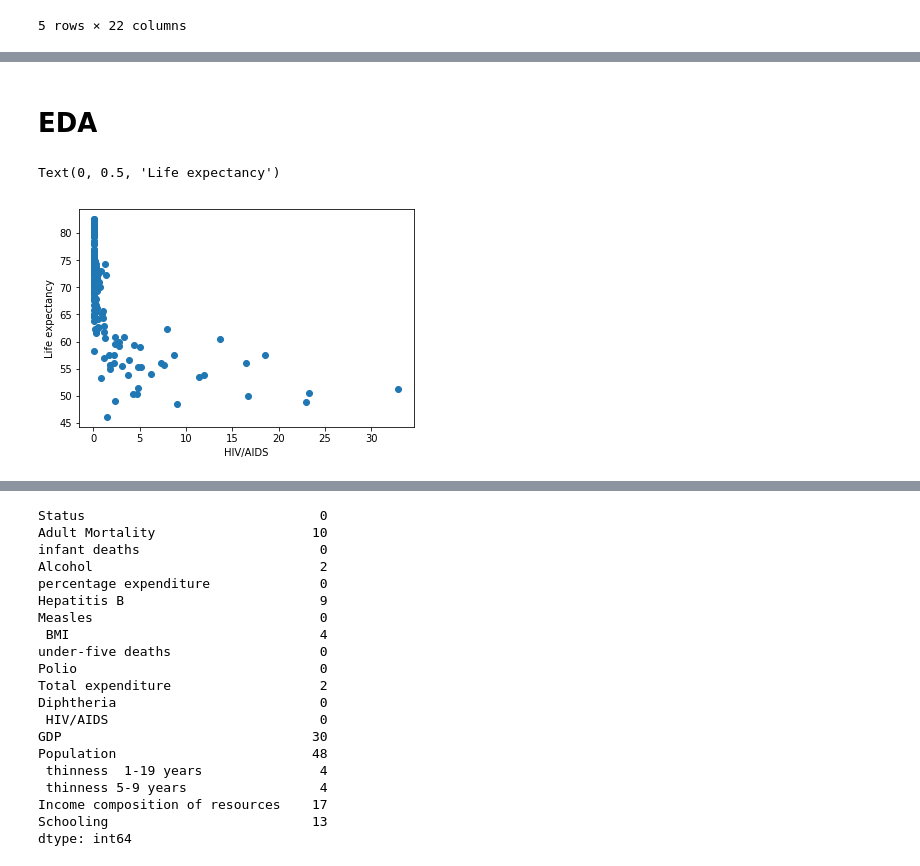
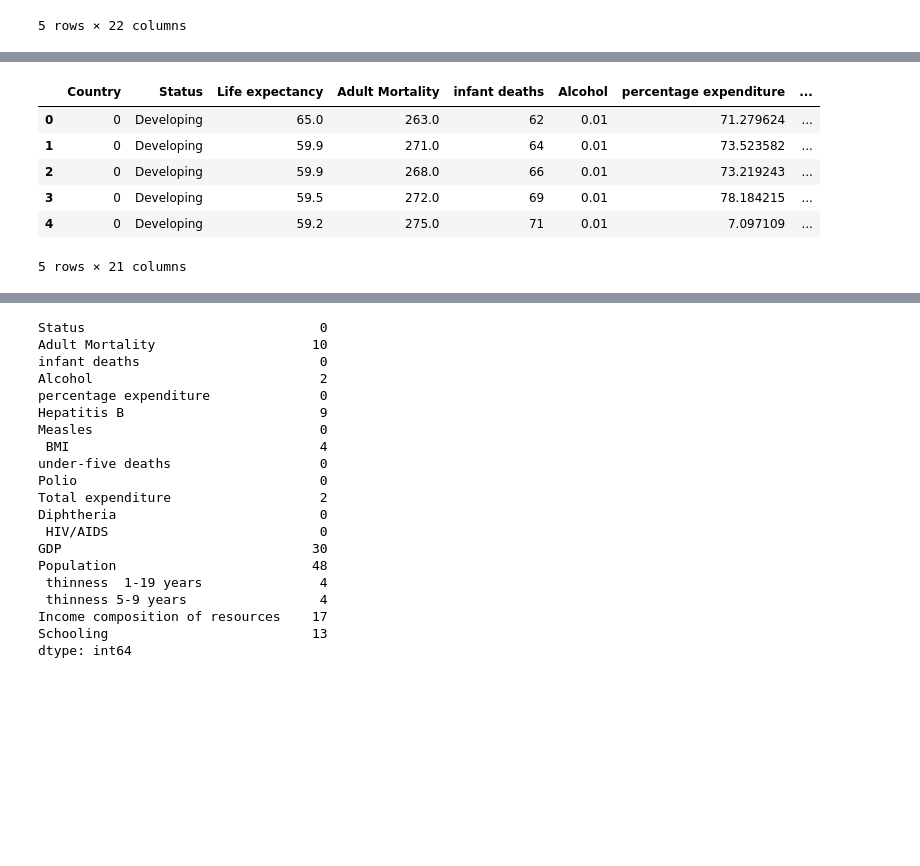
Before and after one commit to SmartPracticeschool/llSPS-INT-1645-Predicting-Life-Expectancy-using-Machine-Learning, a Jupyter notebook: Life Expectancy.ipynb, the cells around one changed output, grey strips where cells are left out. Drawn from its saved outputs; the diff is of its cells as text; code cells hidden in the pictures; blank space fills up the shorter version.

```diff
--- a/Life Expectancy.ipynb
+++ b/Life Expectancy.ipynb
@@ -27,7 +26,7 @@ def __iter__(self): return 0
 # You might want to remove those credentials before you share the notebook.
 client_0593f13bc1574b72883574818253e41a = ibm_boto3.client(service_name='s3',
     ibm_api_key_id='',
-    ibm_auth_endpoint="",
+    ibm_auth_endpoint="https://iam.cloud.ibm.com/oidc/token",
     config=Config(signature_version='oauth'),
     endpoint_url='https://s3.eu-geo.objectstorage.service.networklayer.com')
 
@@ -51,17 +77,17 @@ life_data = life_data.drop('Year', axis = 1)
 # %%
 life_data['Country'] = life_data['Country'].astype('category')
 life_data['Country'] = life_data['Country'].cat.codes
+life_data.head()
+# %% [output]
+|  | Country | Status | Life expectancy | Adult Mortality | infant deaths | Alcohol | percentage expenditure | ... |
+| 0 | 0 | Developing | 65.0 | 263.0 | 62 | 0.01 | 71.279624 | ... |
+| 1 | 0 | Developing | 59.9 | 271.0 | 64 | 0.01 | 73.523582 | ... |
+| 2 | 0 | Developing | 59.9 | 268.0 | 66 | 0.01 | 73.219243 | ... |
+| 3 | 0 | Developing | 59.5 | 272.0 | 69 | 0.01 | 78.184215 | ... |
+| 4 | 0 | Developing | 59.2 | 275.0 | 71 | 0.01 | 7.097109 | ... |
+5 rows × 21 columns
 # %%
 life_data['Status'] = life_data['Status'].astype('category')
 life_data['Status'] = life_data['Status'].cat.codes
 # %%
 life_data = life_data.groupby('Country').mean()
-# %% [markdown]
-# EDA
-# %%
-plt.scatter(life_data[' HIV/AIDS'], life_data['Life expectancy '])
-plt.xlabel('HIV/AIDS')
-plt.ylabel('Life expectancy')
-# %% [output]
-Text(0, 0.5, 'Life expectancy')
-[figure, removed]
```
Also changed, not shown: parts of 32 cells of this notebook, 2 other files.
